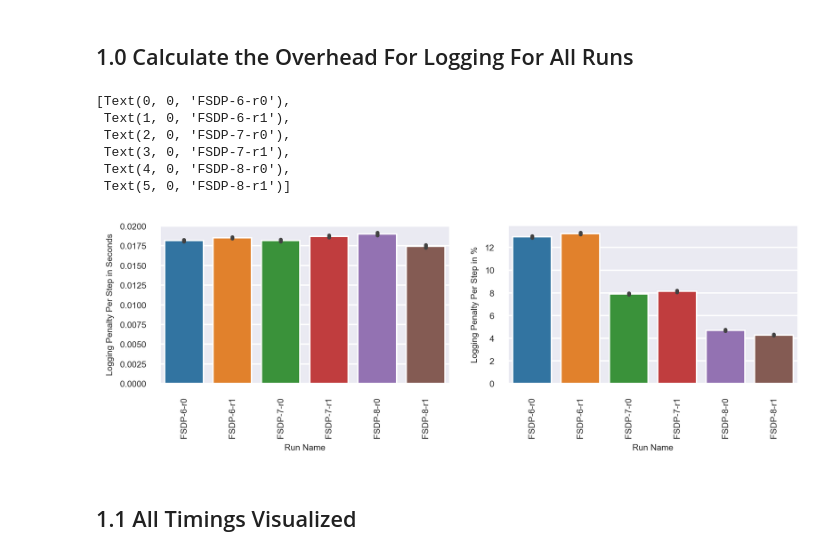
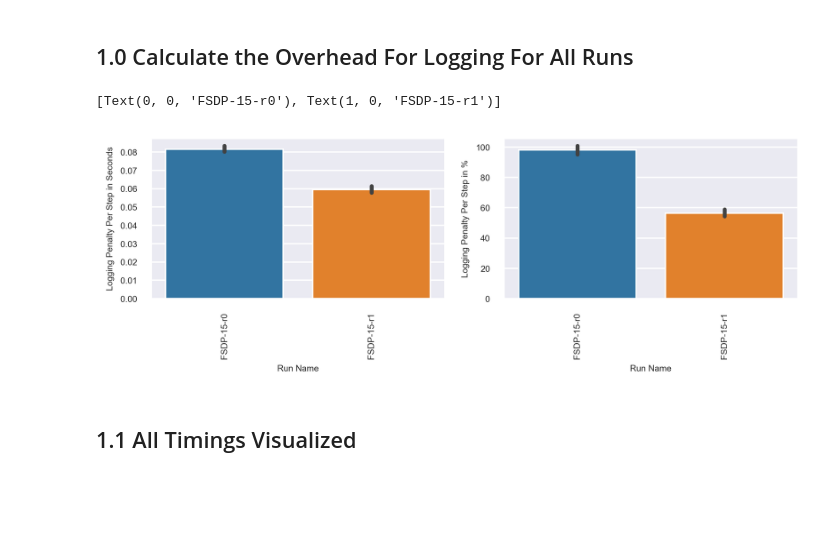
Before and after one commit to cirquit/fsdp-memory-analysis, a Jupyter notebook: 01-fsdp-logging-basic.ipynb, the cells around one changed output. Saved outputs shown, nothing was run; the diff lists cells and outputs as text; code cells hidden in the pictures; blank space fills up the shorter version.

```diff
--- a/01-fsdp-logging-basic.ipynb
+++ b/01-fsdp-logging-basic.ipynb
@@ -171,40 +163,35 @@ Experiment Count: 11
 # %%
 runs_df.loc[:, "logging_penalty_per_step_s"] = runs_df["02_timing/actual_step_time_s"] - runs_df["02_timing/calculated_step_time_s"]
 runs_df.loc[:, "logging_penalty_per_step_percent"] = runs_df["logging_penalty_per_step_s"] / runs_df["02_timing/calculated_step_time_s"] * 100
 
-temp_df = runs_df.copy().query("group_name=='FSDP-6' or group_name=='FSDP-7' or group_name=='FSDP-8'")
+temp_df = runs_df.copy().query("group_name=='FSDP-15'") # or group_name=='FSDP-7' or group_name=='FSDP-8'")
 
 set_palette()
 set_fontsizes(6,6,8)
 
 fig, ax = plt.subplots(1, 2, figsize=(8,2))
 fig = sns.barplot(
     data=temp_df,
     x="run_name",
     y="logging_penalty_per_step_s",
     ax=ax[0]
 )
 #ax[0].set_xticks(rotation=90)
 ax[0].set_ylabel("Logging Penalty Per Step in Seconds")
 ax[0].set_xlabel("Run Name")
 ax[0].set_xticklabels(temp_df["run_name"].unique(), rotation=90)
 fig = sns.barplot(
     data=temp_df,
     x="run_name",
     y="logging_penalty_per_step_percent",
     ax=ax[1]
 )
 ax[1].set_ylabel("Logging Penalty Per Step in %")
 ax[1].set_xlabel("Run Name")
 ax[1].set_xticklabels(temp_df["run_name"].unique(), rotation=90)
 # %% [output]
-[Text(0, 0, 'FSDP-6-r0'),
- Text(1, 0, 'FSDP-6-r1'),
- Text(2, 0, 'FSDP-7-r0'),
- Text(3, 0, 'FSDP-7-r1'),
- Text(4, 0, 'FSDP-8-r0'),
- Text(5, 0, 'FSDP-8-r1')]
+[Text(0, 0, 'FSDP-15-r0'), Text(1, 0, 'FSDP-15-r1')]
-[figure, old version]
+[figure, new version]
 # %% [markdown]
 ## 1.1 All Timings Visualized
 # %%
```
Also changed, not shown: parts of 18 cells of this notebook, 3 other files.
